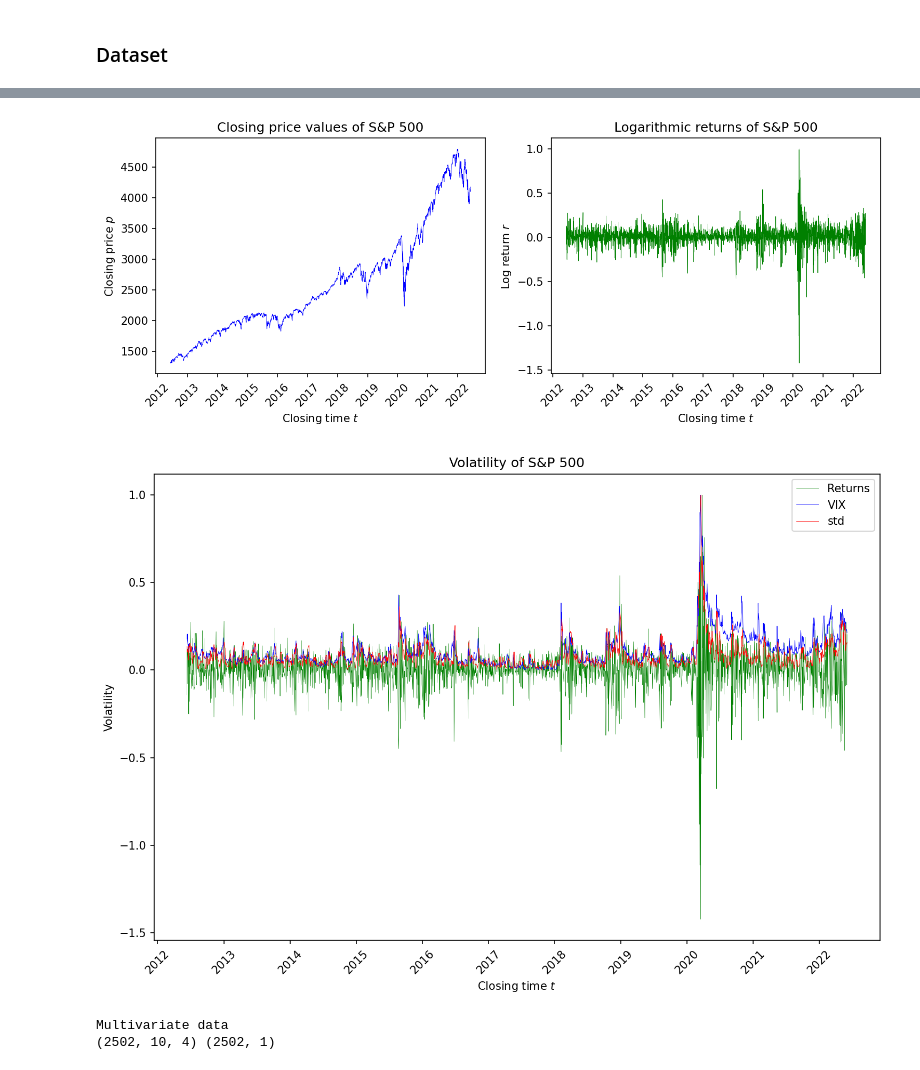
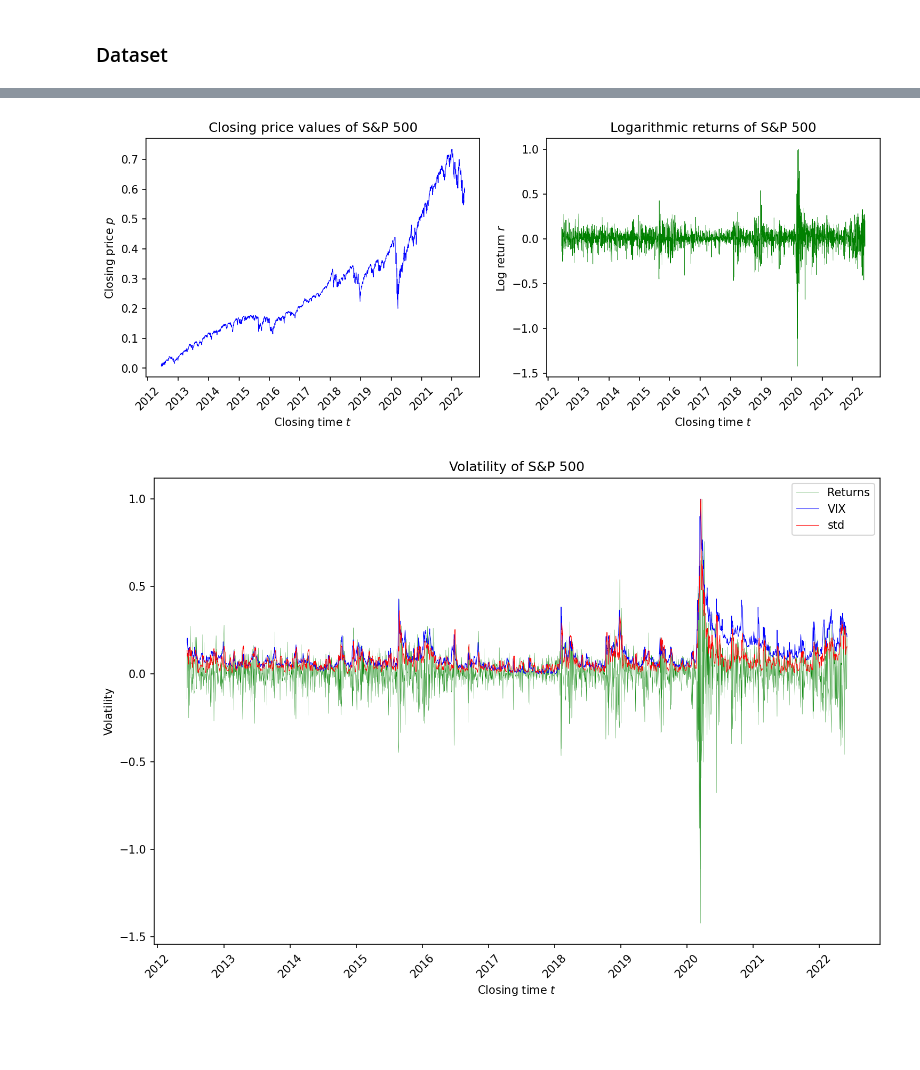
Before and after one commit to gittmp/sustainable-risk-modelling, a Jupyter notebook: Program/risk-forecasting.ipynb, the cells around one changed output, grey strips where cells are left out. Drawn from its saved outputs; the diff is of its cells as text; code cells hidden in the pictures; blank space fills up the shorter version.

```diff
--- a/Program/risk-forecasting.ipynb
+++ b/Program/risk-forecasting.ipynb
@@ -63,13 +65,25 @@ volatility = close.pct_change().rolling(5).std()
 
 # generate dataframe of closing prices and log returns
 X = pd.DataFrame({
-    'close': close,
+    'open': sp500_history.Open[:-1] - sp500_history.Open[:-1].min(),
+    'high': sp500_history.High[:-1] - sp500_history.High[:-1].min(),
+    'low': sp500_history.Low[:-1] - sp500_history.Low[:-1].min(),
+    'volume': sp500_history.Volume[:-1] - sp500_history.Volume[:-1].min(),
+
+    'close': close - close.min(),
     'returns': log_returns,
     'vix': vix_close - vix_close.min(),
     'volatility': volatility - volatility.min()
 })
 
+# remove NaN values and normalise
 X.dropna(inplace=True)
+X.open = X.open / X.open.max()
+X.high = X.high / X.high.max()
+X.low = X.low / X.low.max()
+X.volume = X.volume / X.volume.max()
+
+X.close = X.close / close.max()
 X.returns = X.returns / X.returns.max()
 X.vix = X.vix / X.vix.max()
 X.volatility = X.volatility / X.volatility.max()
@@ -93,72 +107,24 @@ X
 # %%
 fig, ax = plt.subplots(1, 2, figsize=(12, 4), dpi=150)
 
-ax[0].plot(X.close, linewidth=0.4, color='b')
+ax[0].plot(X.close, linewidth=0.5, color='b')
 ax[0].set(title=f'Closing price values of S&P 500', xlabel=r'Closing time $t$', ylabel=r'Closing price $p$')
 ax[0].tick_params(axis='x', rotation=45)
 
-ax[1].plot(X.returns, linewidth=0.4, color='g')
+ax[1].plot(X.returns, linewidth=0.3, color='g')
 ax[1].set(title=f'Logarithmic returns of S&P 500', xlabel=r'Closing time $t$', ylabel=r'Log return $r$')
 ax[1].tick_params(axis='x', rotation=45)
 
 fig, ax = plt.subplots(figsize=(10, 7), dpi=150)
-ax.plot(X.returns, linewidth=0.3, color='g', label='Returns')
-ax.plot(X.vix, linewidth=0.4, color='b', label='VIX')
-ax.plot(X.volatility, linewidth=0.4, color='r', label='std')
+ax.plot(X.returns, linewidth=0.2, color='g', label='Returns')
+ax.plot(X.vix, linewidth=0.5, color='b', label='VIX')
+ax.plot(X.volatility, linewidth=0.5, color='r', label='std')
 ax.set(title=f'Volatility of S&P 500', xlabel=r'Closing time $t$', ylabel=r'Volatility')
 ax.tick_params(axis='x', rotation=45)
 ax.legend()
 
 plt.tight_layout()
 plt.show()
 # %% [output]
-[figure, old version]
+[figure, new version]
-[figure, old version]
+[figure, new version]
-# %%
-# build instances X as sequence of `LOOKBACK_WINDOW` vix values, and labels y as subsequent vix value
-version = 'multivariate'
-
-X_data = []
-y_data = []
-
-if version == 'univariate':
-
-    print("Univariate data")
-
-    for i in range(X.volatility.shape[0] - LOOKBACK_WINDOW):
-        X_data.append(X.vix[i: i + LOOKBACK_WINDOW])
-        y_data.append(X.vix[i + LOOKBACK_WINDOW])
-
-    X_data = np.array(X_data)
-    X_data = np.expand_dims(X_data, 2)
-    y_data = np.array(y_data)
-    y_data = np.expand_dims(y_data, 1)
-
-elif version == 'multivariate':
-
-    print("Multivariate data")
-
-    X_mat = X.drop(['vix'], axis=1).values
-    transformer = Normalizer().fit(X_mat)
-    X_mat = transformer.transform(X_mat)
-    y_vec = np.expand_dims(X.vix.values, 1)
-
-    for i in range(X_mat.shape[0] - LOOKBACK_WINDOW):
-        X_data.append(
-            np.hstack(
-                (X_mat[i: i + LOOKBACK_WINDOW], y_vec[i: i + LOOKBACK_WINDOW])
-            )
-        )
-
-        y_data.append(y_vec[i + LOOKBACK_WINDOW])
-
-    X_data = np.array(X_data)
-    y_data = np.array(y_data)
-
-else:
-    exit(1)
-
-print(X_data.shape, y_data.shape)
-# %% [output]
-Multivariate data
-(2502, 10, 4) (2502, 1)
```
Also changed, not shown: parts of 11 cells of this notebook, 1 other file.
